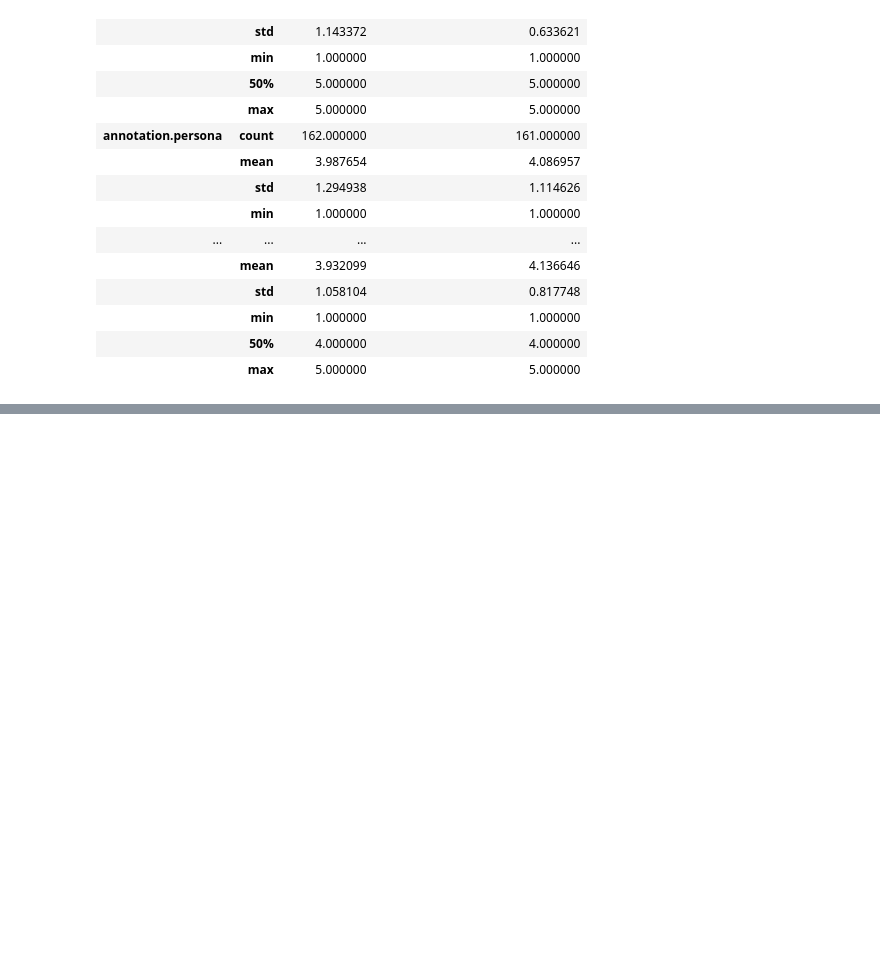
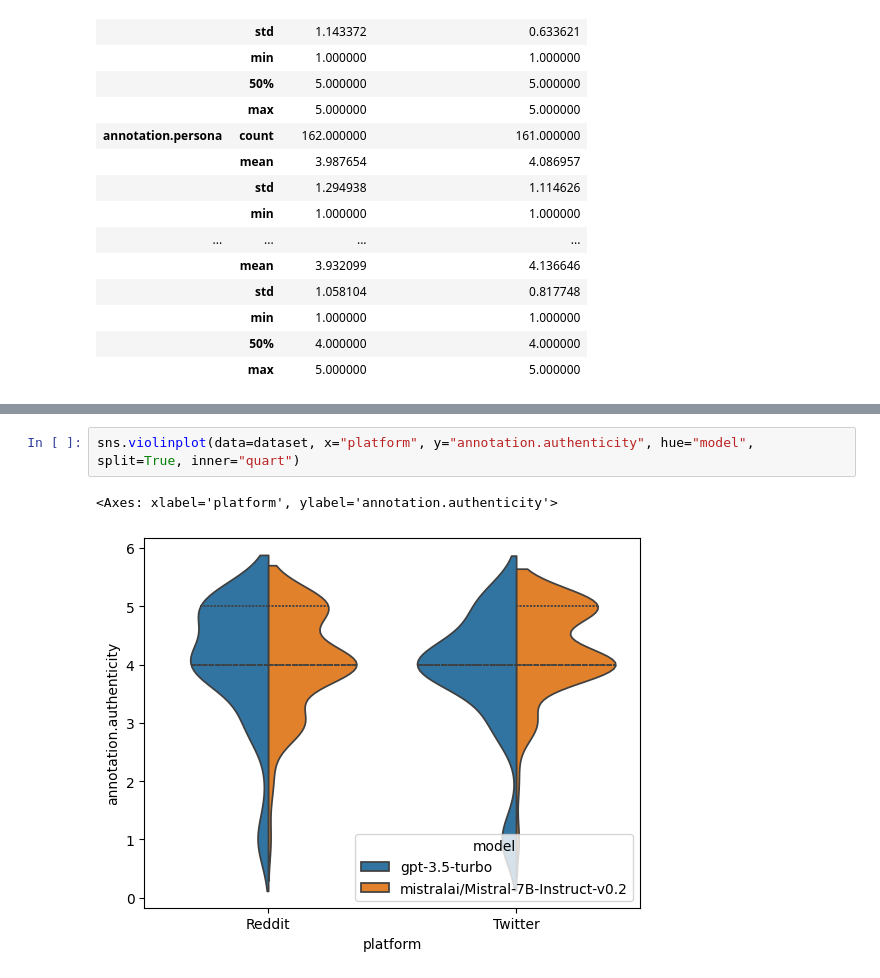
Before and after one commit to cl-trier/TWON-Agents, a Jupyter notebook: experiments/Etmaal-2024/0.3-Data-Analysis.ipynb, the cells around one changed output, grey strips where cells are left out. Cells and saved outputs as stored; diff of their text form; blank space fills up the shorter version.

```diff
--- a/experiments/Etmaal-2024/0.3-Data-Analysis.ipynb
+++ b/experiments/Etmaal-2024/0.3-Data-Analysis.ipynb
@@ -113,3 +129,8 @@ dataset.groupby(['platform', 'model'], observed=False).describe(percentiles=[]).
 |  | min | 1.000000 | 1.000000 | 1.000000 | 1.000000 |
 |  | 50% | 4.000000 | 4.000000 | 4.000000 | 4.000000 |
 |  | max | 5.000000 | 5.000000 | 5.000000 | 5.000000 |
+# %%
+sns.violinplot(data=dataset, x="platform", y="annotation.authenticity", hue="model", split=True, inner="quart")
+# %% [output]
+<Axes: xlabel='platform', ylabel='annotation.authenticity'>
+[figure, added]
```
Also changed, not shown: parts of 4 cells of this notebook.
